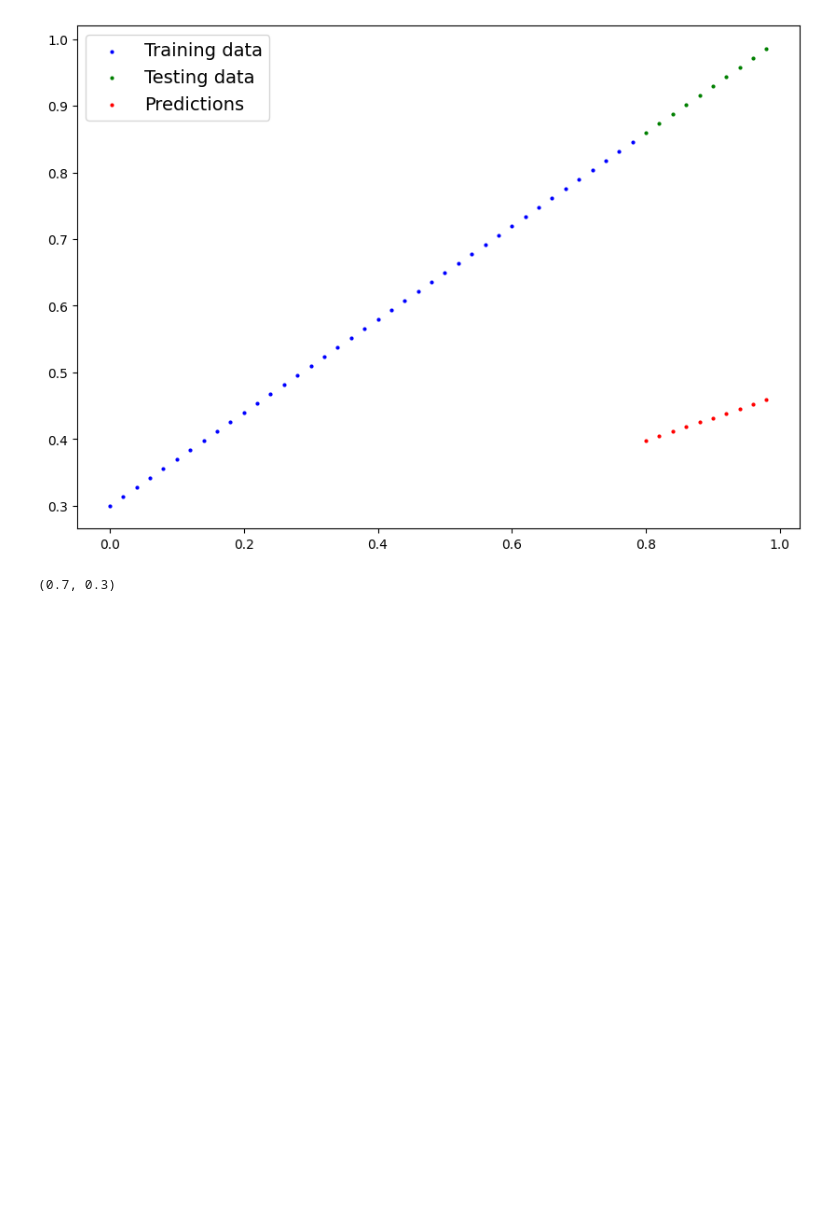
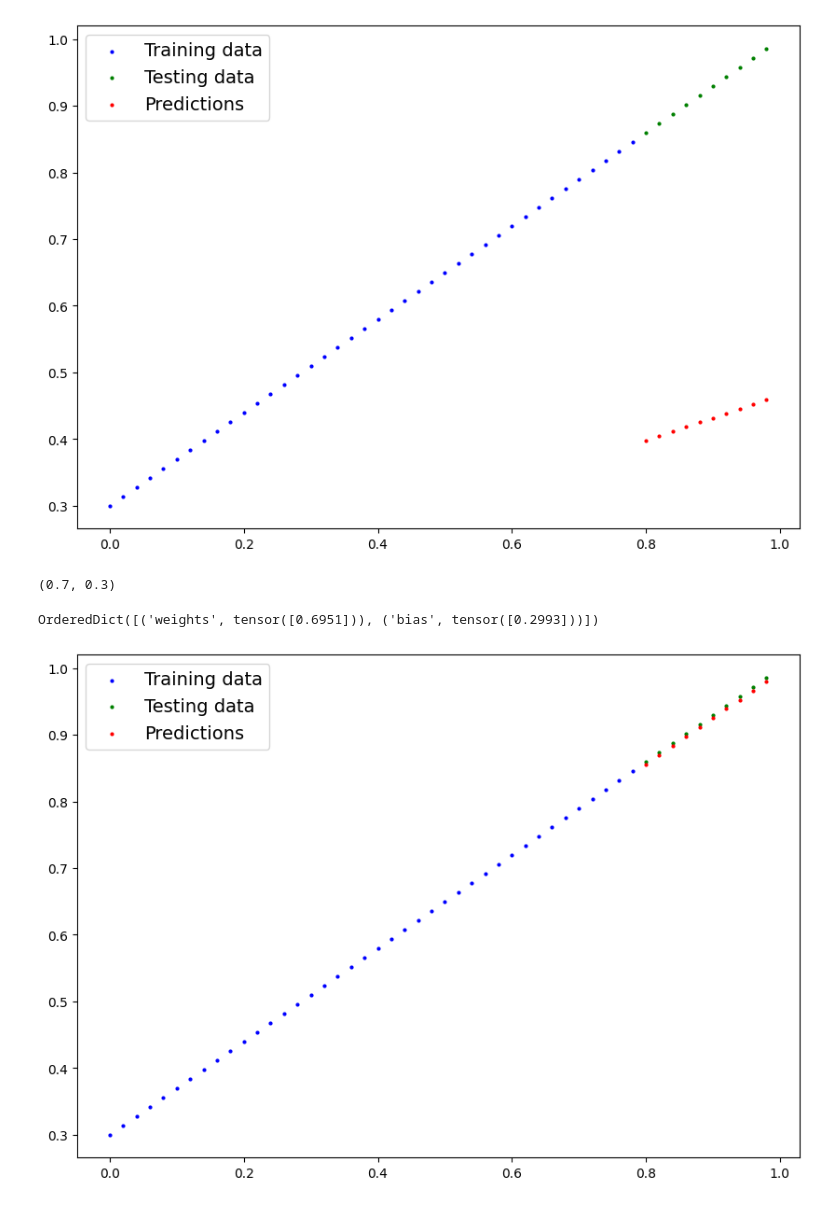
Before and after one commit to felixRotichh/Pytorch, a Jupyter notebook: Pytorch_LinearRegression.ipynb, the cells around one changed output. Cells and saved outputs as stored; diff of their text form; code cells hidden in the pictures; blank space fills up the shorter version.

Commit message:
Added training loop

```diff
--- a/Pytorch_LinearRegression.ipynb
+++ b/Pytorch_LinearRegression.ipynb
@@ -131,3 +131,37 @@ loss_fn = nn.L1Loss()
 ## Optimizer
 optimizer = torch.optim.SGD(params=model_0.parameters(),
                             lr=0.01)
+# %%
+## Building a training loop
+torch.manual_seed(42)
+
+epochs = 100
+
+for epoch in range(epochs):
+    model_0.train()
+
+    y_pred = model_0(X_train)
+
+    loss = loss_fn(y_pred, y_train)
+
+    optimizer.zero_grad()
+
+    loss.backward()
+
+    optimizer.step()
+
+    model_0.eval()
+
+    with torch.inference_mode():
+        y_preds = model_0(X_test)
+# %%
+model_0.state_dict()
+# %% [output]
+OrderedDict([('weights', tensor([0.6951])), ('bias', tensor([0.2993]))])
+# %%
+with torch.inference_mode():
+    y_preds = model_0(X_test)
+
+plot_predictions(predictions=y_preds)
+# %% [output]
+[figure, added]
```
